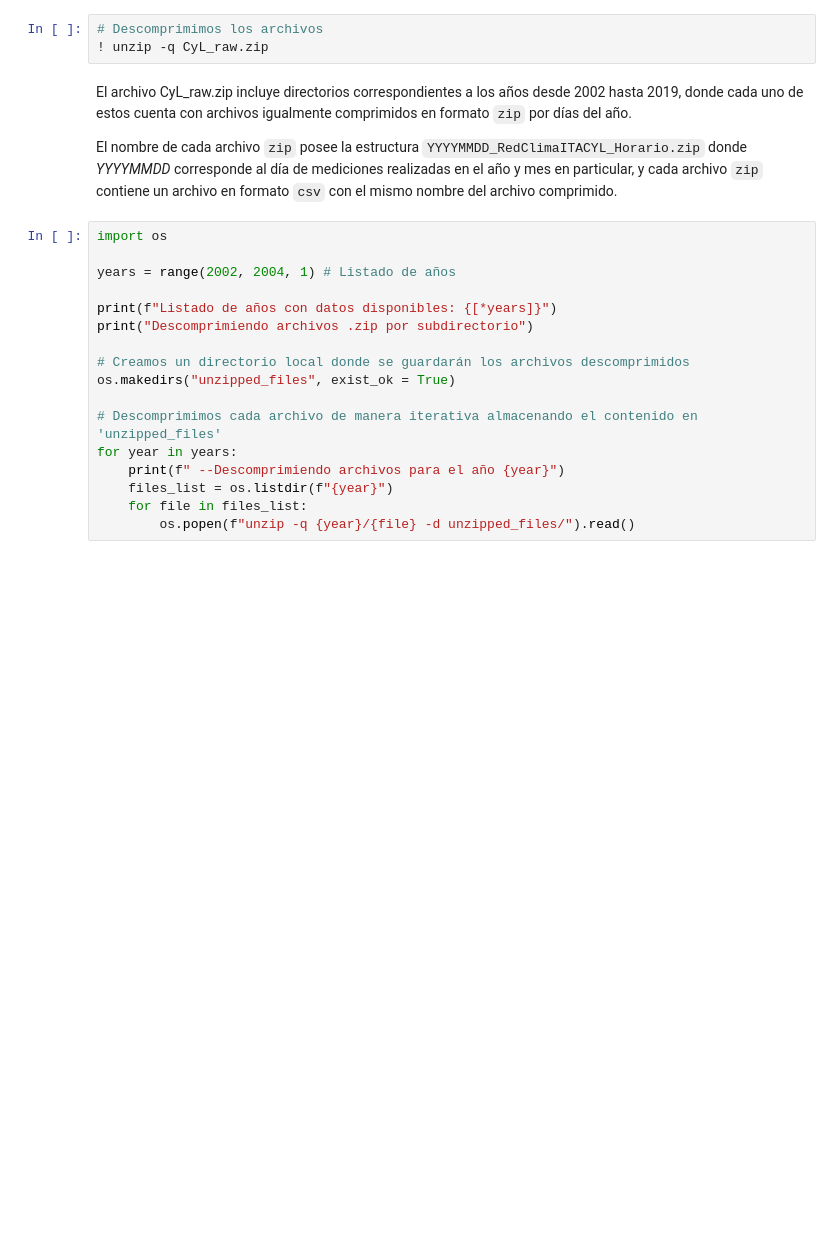
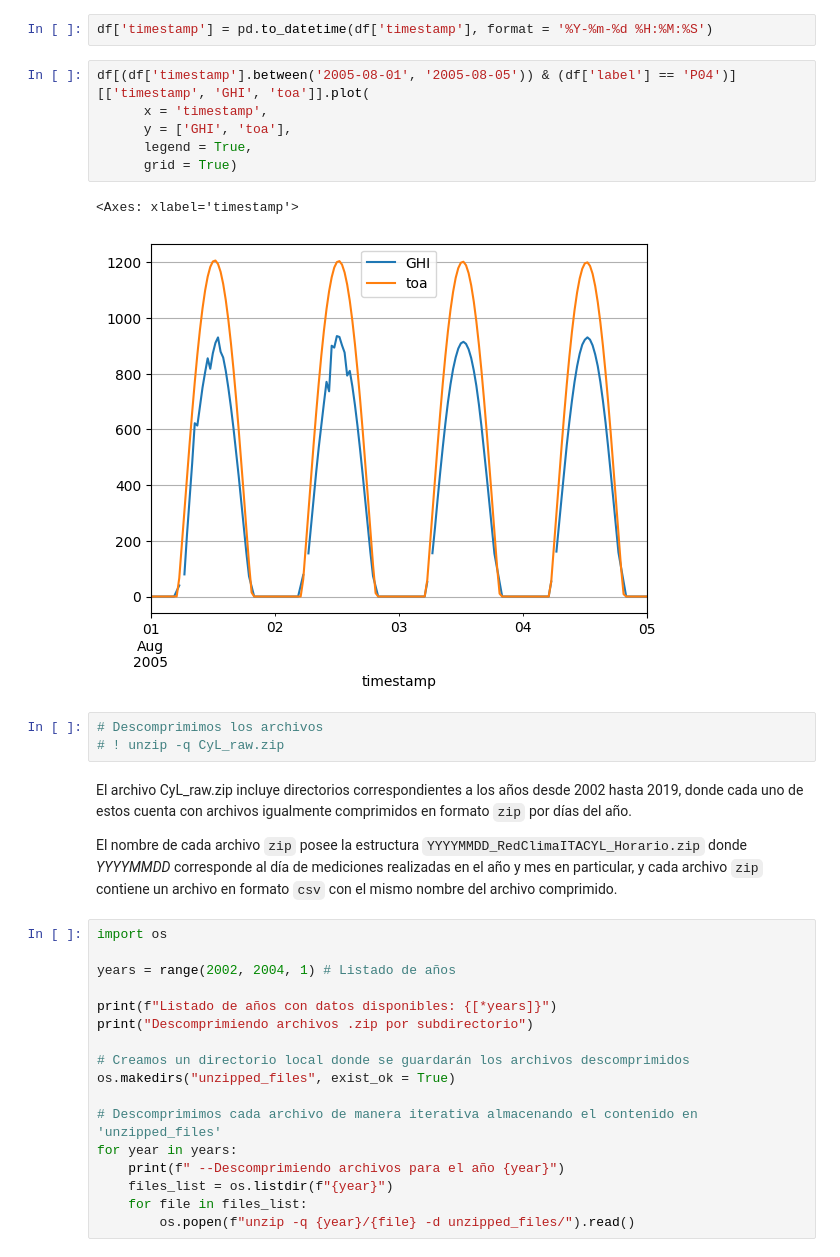
Before and after one commit to MoisesGuerreroUdeA/Seminario-Analitica-CDatos, a Jupyter notebook: jupyter/ME03/ME03.ipynb, the cells around one changed output. Drawn from its saved outputs; the diff is of its cells as text; blank space fills up the shorter version.

```diff
--- a/jupyter/ME03/ME03.ipynb
+++ b/jupyter/ME03/ME03.ipynb
@@ -35,6 +60,17 @@ CyL_raw.zip         100%[===================>] 221.86M  30.6MB/s    in 8.0s
+# %%
+df['timestamp'] = pd.to_datetime(df['timestamp'], format = '%Y-%m-%d %H:%M:%S')
+# %%
+df[(df['timestamp'].between('2005-08-01', '2005-08-05')) & (df['label'] == 'P04')][['timestamp', 'GHI', 'toa']].plot(
+      x = 'timestamp',
+      y = ['GHI', 'toa'],
+      legend = True,
+      grid = True)
+# %% [output]
+<Axes: xlabel='timestamp'>
+[figure, added]
 # %%
 # Descomprimimos los archivos
-! unzip -q CyL_raw.zip
+# ! unzip -q CyL_raw.zip
 # %% [markdown]
 El archivo CyL_raw.zip incluye directorios correspondientes a los años desde 2002 hasta 2019, donde cada uno de estos cuenta con archivos igualmente comprimidos en formato `zip` por días del año.
 
```
Also changed, not shown: parts of 6 cells of this notebook.
